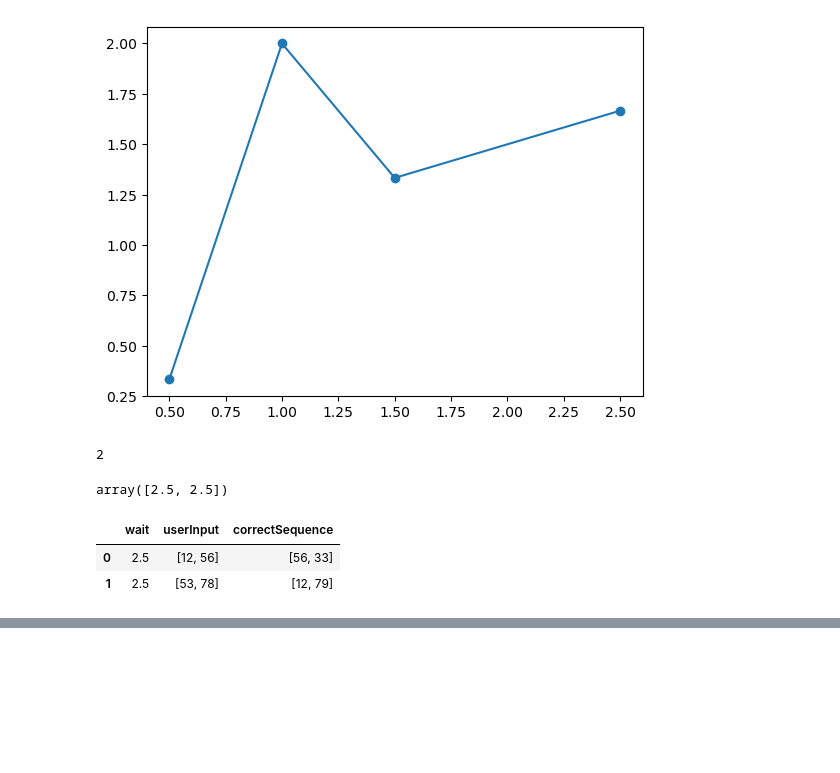
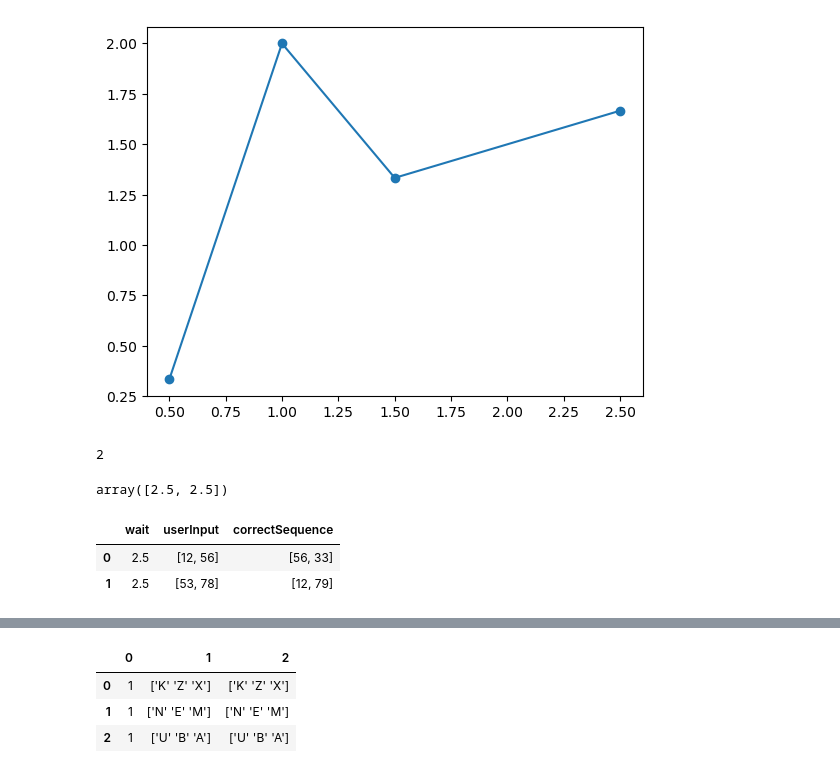
Before and after one commit to KasperKCarlsen/02464---Mini-Project-1, a Jupyter notebook: databehandling-eks1.ipynb, the cells around one changed output, grey strips where cells are left out. Drawn from its saved outputs; the diff is of its cells as text; code cells hidden in the pictures; blank space fills up the shorter version.

```diff
--- a/databehandling-eks1.ipynb
+++ b/databehandling-eks1.ipynb
@@ -125,0 +131,9 @@ df
+# %%
+import pandas as pd
+df = pd.read_csv('Ali/eksperiment3.csv')
+df
+# %% [output]
+|  | 0 | 1 | 2 |
+| 0 | 1 | ['K' 'Z' 'X'] | ['K' 'Z' 'X'] |
+| 1 | 1 | ['N' 'E' 'M'] | ['N' 'E' 'M'] |
+| 2 | 1 | ['U' 'B' 'A'] | ['U' 'B' 'A'] |
```
Also changed, not shown: parts of 1 cell of this notebook, 3 other files.
